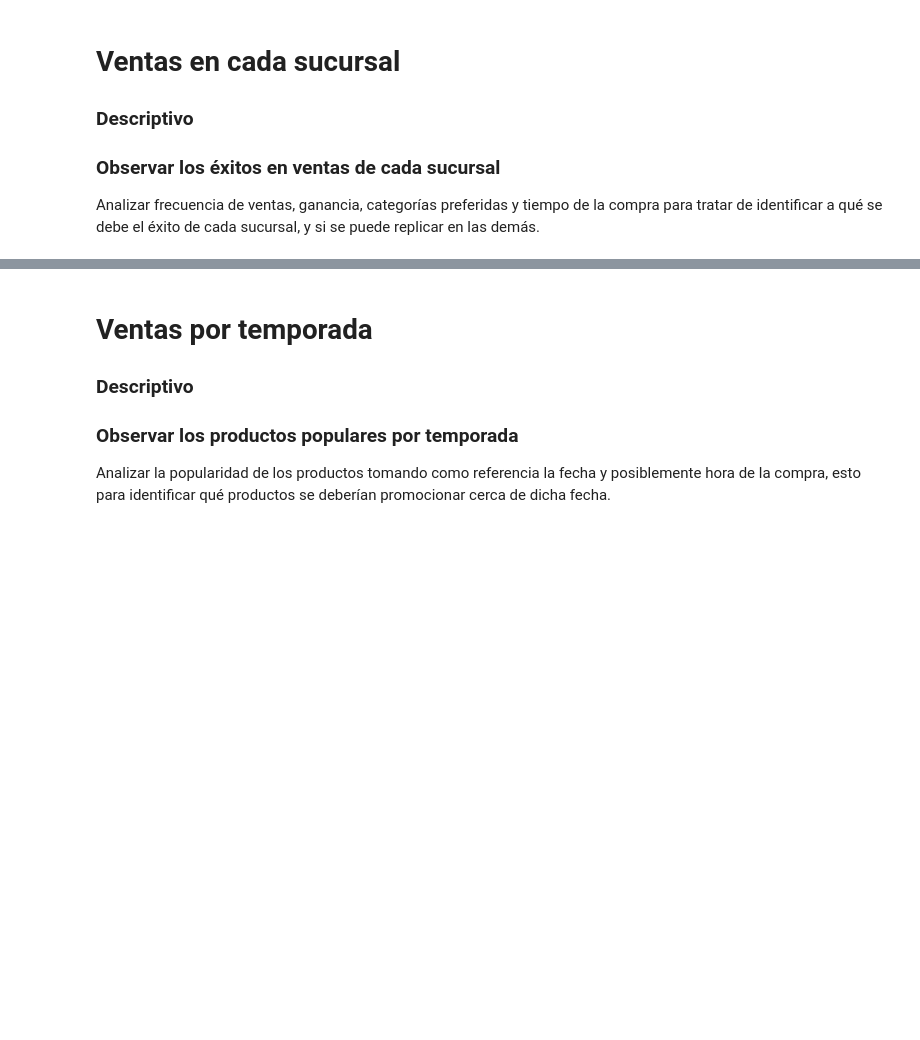
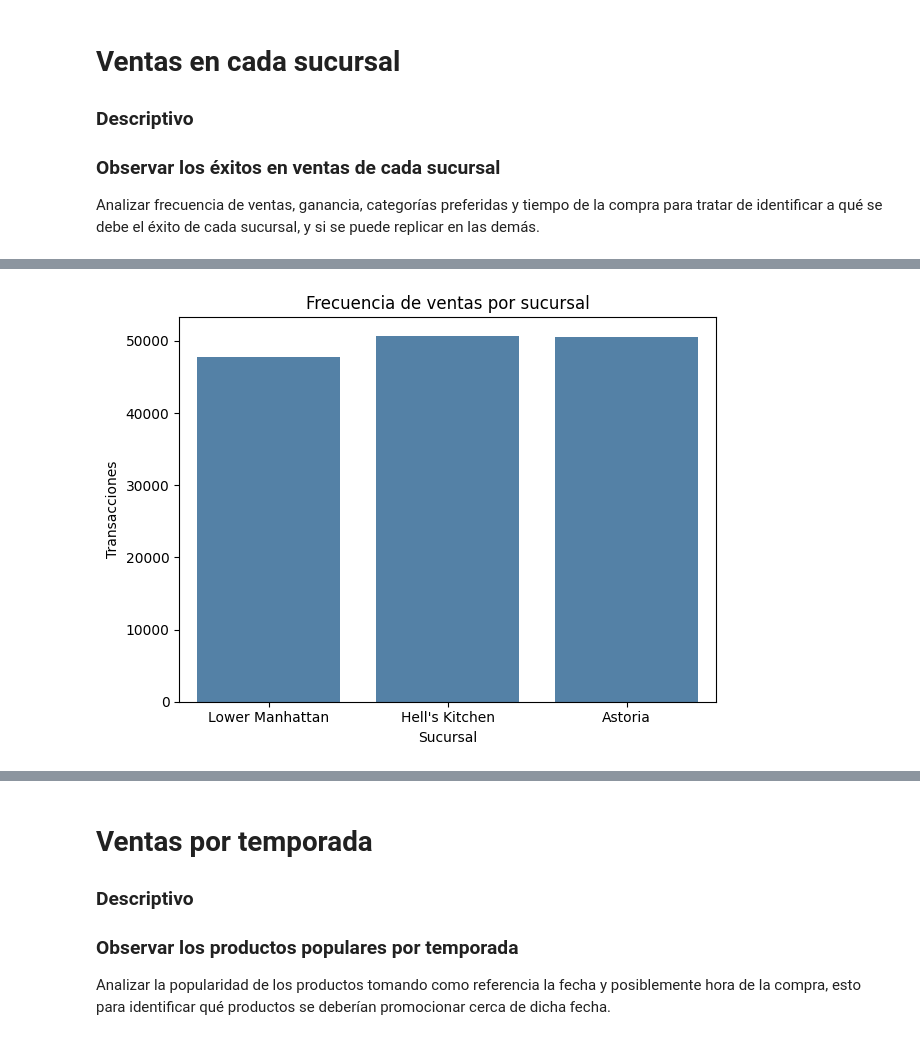
Before and after one commit to cinna-vk/Analisis-en-ventas-de-una-cafeteria, a Jupyter notebook: mineria_PIA.ipynb, the cells around one changed output, grey strips where cells are left out. Cells and saved outputs as stored; diff of their text form; code cells hidden in the pictures; blank space fills up the shorter version.

```diff
--- a/mineria_PIA.ipynb
+++ b/mineria_PIA.ipynb
@@ -536,0 +761,10 @@ y si se puede replicar en las demás.
+# %%
+# Frecuencia de ventas por sucursal
+sns.countplot(data=df, x='store_location', color='steelblue')
+plt.title('Frecuencia de ventas por sucursal')
+plt.xlabel('Sucursal')
+plt.ylabel('Transacciones')
+plt.tight_layout()
+plt.show()
+# %% [output]
+[figure, added]
```
Also changed, not shown: parts of 44 cells of this notebook.
